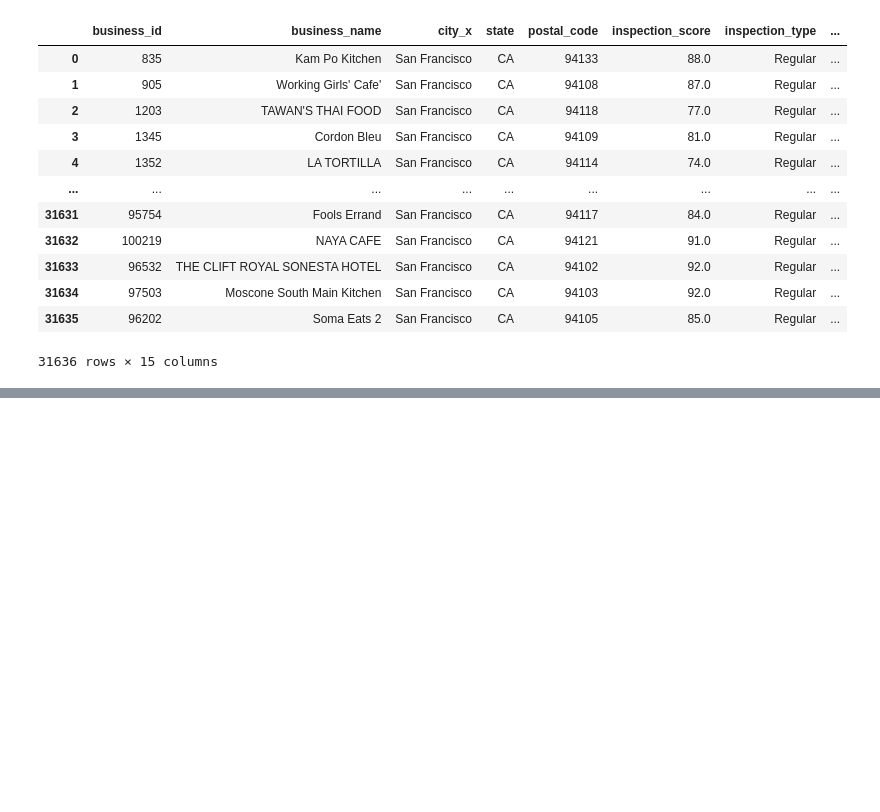
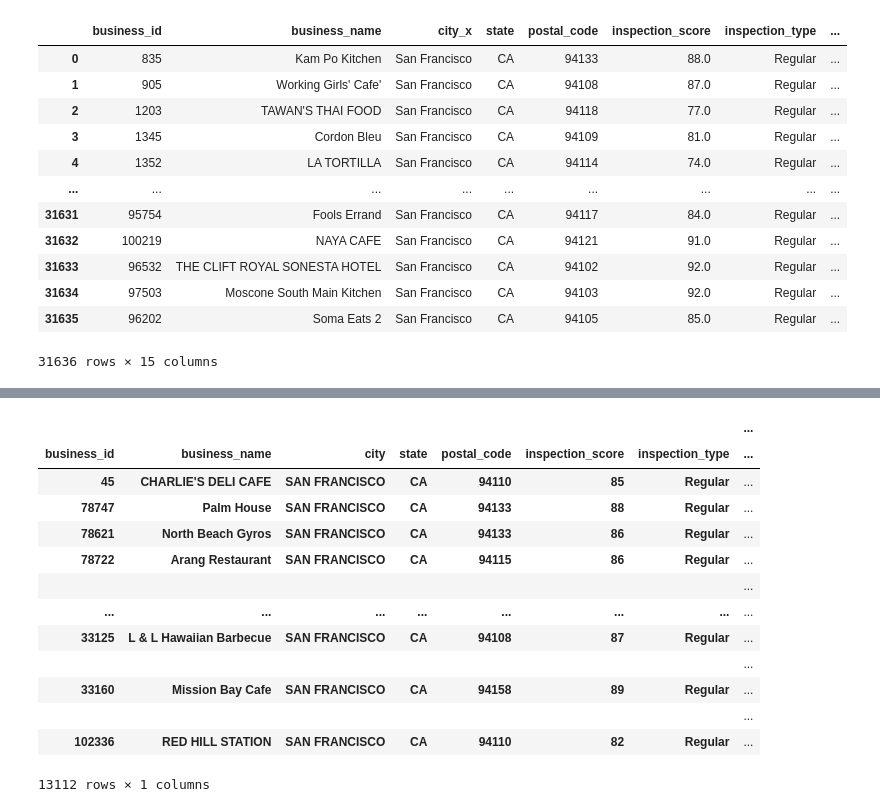
Before and after one commit to jrthompson25/Capstone-Project, a Jupyter notebook: Notebooks/capstone_restaurant_inspections_sanfran.ipynb, the cells around one changed output, grey strips where cells are left out. Drawn from its saved outputs; the diff is of its cells as text; code cells hidden in the pictures; blank space fills up the shorter version.

```diff
--- a/Notebooks/capstone_restaurant_inspections_sanfran.ipynb
+++ b/Notebooks/capstone_restaurant_inspections_sanfran.ipynb
@@ -926,0 +1060,19 @@ memory usage: 3.1+ MB
+# %%
+#Inspections in the dataset that have a score between 80 and 89
+between80And89_df = pd.DataFrame(sanFranInspectsAndZips[sanFranInspectsAndZips['inspection_score'].between(80, 89)].value_counts())
+between80And89_df
+# %% [output]
+|  |  |  |  |  |  |  | ... |
+| business_id | business_name | city | state | postal_code | inspection_score | inspection_type | ... |
+| 45 | CHARLIE'S DELI CAFE | SAN FRANCISCO | CA | 94110 | 85 | Regular | ... |
+| 78747 | Palm House | SAN FRANCISCO | CA | 94133 | 88 | Regular | ... |
+| 78621 | North Beach Gyros | SAN FRANCISCO | CA | 94133 | 86 | Regular | ... |
+| 78722 | Arang Restaurant | SAN FRANCISCO | CA | 94115 | 86 | Regular | ... |
+|  |  |  |  |  |  |  | ... |
+| ... | ... | ... | ... | ... | ... | ... | ... |
+| 33125 | L & L Hawaiian Barbecue | SAN FRANCISCO | CA | 94108 | 87 | Regular | ... |
+|  |  |  |  |  |  |  | ... |
+| 33160 | Mission Bay Cafe | SAN FRANCISCO | CA | 94158 | 89 | Regular | ... |
+|  |  |  |  |  |  |  | ... |
+| 102336 | RED HILL STATION | SAN FRANCISCO | CA | 94110 | 82 | Regular | ... |
+13112 rows × 1 columns
```
Also changed, not shown: parts of 28 cells of this notebook.
